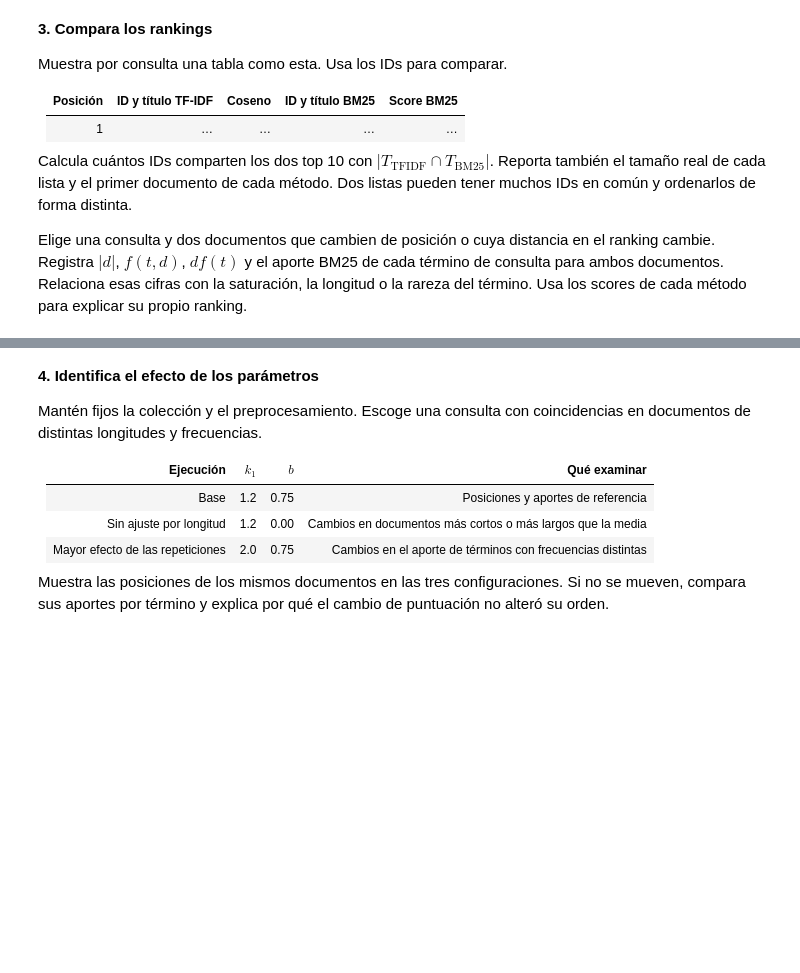
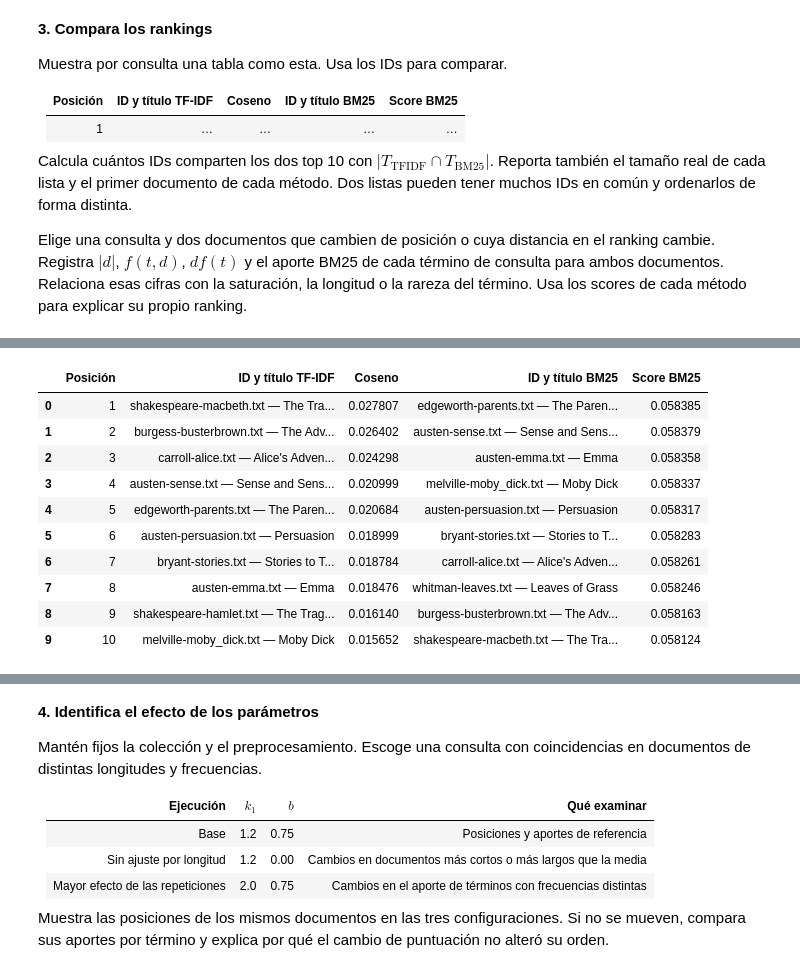
Before and after one commit to EstefanoCondoy/CondoyEstefano_IR_2026B, a Jupyter notebook: Deberes/04_bm25_Condoy_Estéfano.ipynb, the cells around one changed output, grey strips where cells are left out. Cells and saved outputs as stored; diff of their text form; code cells hidden in the pictures; blank space fills up the shorter version.

Commit message:
Implementar cambios en el código para mejorar la funcionalidad y el rendimiento.

```diff
--- a/Deberes/04_bm25_Condoy_Estéfano.ipynb
+++ b/Deberes/04_bm25_Condoy_Estéfano.ipynb
@@ -232,3 +232,81 @@ Muestra por consulta una tabla como esta. Usa los IDs para comparar.
 Calcula cuántos IDs comparten los dos top 10 con $|T_{\mathrm{TFIDF}}\cap T_{\mathrm{BM25}}|$. Reporta también el tamaño real de cada lista y el primer documento de cada método. Dos listas pueden tener muchos IDs en común y ordenarlos de forma distinta.
 
 Elige una consulta y dos documentos que cambien de posición o cuya distancia en el ranking cambie. Registra $|d|$, $f(t,d)$, $df(t)$ y el aporte BM25 de cada término de consulta para ambos documentos. Relaciona esas cifras con la saturación, la longitud o la rareza del término. Usa los scores de cada método para explicar su propio ranking.
+# %%
+from itertools import zip_longest
+
+# Aquí coloco los dos rankings en una tabla y comparo sus IDs.
+def etiqueta_documento(doc_id):
+    return f"{doc_id} — {titulos[doc_id]}" if doc_id else "—"
+
+columnas_ranking = ["Posición", "ID y título TF-IDF", "Coseno",
+                    "ID y título BM25", "Score BM25"]
+resumen = []
+for consulta in consultas:
+    top_tfidf = rankings_tfidf[consulta]
+    top_bm25 = rankings_bm25[consulta]
+    filas = []
+    for posicion, (resultado_tfidf, resultado_bm25) in enumerate(
+        zip_longest(top_tfidf, top_bm25, fillvalue=(None, None)), start=1
+    ):
+        id_tfidf, coseno = resultado_tfidf
+        id_bm25, score_bm25 = resultado_bm25
+        filas.append([posicion, etiqueta_documento(id_tfidf), coseno,
+                      etiqueta_documento(id_bm25), score_bm25])
+
+    print(f"Consulta: {consulta!r}")
+    with pd.option_context("display.max_colwidth", None):
+        display(pd.DataFrame(filas, columns=columnas_ranking).round(6))
+
+    ids_tfidf = {doc_id for doc_id, _ in top_tfidf}
+    ids_bm25 = {doc_id for doc_id, _ in top_bm25}
+    resumen.append({
+        "Consulta": consulta,
+        "Tamaño TF-IDF": len(top_tfidf),
+        "Tamaño BM25": len(top_bm25),
+        "IDs en común": len(ids_tfidf & ids_bm25),
+        "Primer ID TF-IDF": top_tfidf[0][0] if top_tfidf else "—",
+        "Primer ID BM25": top_bm25[0][0] if top_bm25 else "—",
+    })
+
+print("Resumen de tamaños, coincidencias y primeros resultados")
+display(pd.DataFrame(resumen))
+
+# Aquí elijo dos documentos cuyo orden relativo cambia entre los dos métodos.
+consulta_detalle = "whale ship captain"
+id_persuasion, id_bryant = "austen-persuasion.txt", "bryant-stories.txt"
+ids_detalle = (id_persuasion, id_bryant)
+tokens_detalle = tokens_consultas[consulta_detalle]
+aportes_detalle = aportes_base[consulta_detalle]
+
+detalle = []
+for doc_id in ids_detalle:
+    i = indice_documento[doc_id]
+    for termino in tokens_detalle:
+        detalle.append({
+            "doc_id": doc_id,
+            "Longitud (tokens)": longitudes[i],
+            "Término": termino,
+            "TF en documento": tf_documentos[i][termino],
+            "DF en corpus": df[termino],
+            "IDF BM25": idf_bm25[termino],
+            "Aporte BM25": aportes_detalle[termino][i],
+        })
+
+print(f"Desglose de BM25 para {consulta_detalle!r}")
+display(pd.DataFrame(detalle).round(6))
+
+# Aquí uso los scores de cada método para explicar su propio orden.
+tfidf = dict(rankings_tfidf[consulta_detalle])
+bm25 = dict(rankings_bm25[consulta_detalle])
+print(f"TF-IDF ubica a Persuasion en el puesto 2 ({tfidf[id_persuasion]:.6f}) "
+      f"y a Stories to Tell to Children en el 3 ({tfidf[id_bryant]:.6f}). "
+      "El peso de captain, que aparece 303 veces en Persuasion frente a 2 "
+      "en el otro libro, alinea más su vector con la consulta.")
+print(f"BM25 ubica a Stories to Tell to Children en el puesto 2 ({bm25[id_bryant]:.6f}) "
+      f"y a Persuasion en el 8 ({bm25[id_persuasion]:.6f}). "
+      "Las 303 repeticiones de captain tienen un efecto limitado por la saturación. "
+      "Stories to Tell to Children es más corto y contiene los tres términos. "
+      "Solo whale, que aparece en 6 documentos, le aporta 2.2685 puntos, "
+      "más que el score total de Persuasion.")
+# %% [output]
@@ -234,0 +314,11 @@ Elige una consulta y dos documentos que cambien de posición o cuya distancia en
+|  | Posición | ID y título TF-IDF | Coseno | ID y título BM25 | Score BM25 |
+| 0 | 1 | shakespeare-macbeth.txt — The Tra... | 0.027807 | edgeworth-parents.txt — The Paren... | 0.058385 |
+| 1 | 2 | burgess-busterbrown.txt — The Adv... | 0.026402 | austen-sense.txt — Sense and Sens... | 0.058379 |
+| 2 | 3 | carroll-alice.txt — Alice's Adven... | 0.024298 | austen-emma.txt — Emma | 0.058358 |
+| 3 | 4 | austen-sense.txt — Sense and Sens... | 0.020999 | melville-moby_dick.txt — Moby Dick | 0.058337 |
+| 4 | 5 | edgeworth-parents.txt — The Paren... | 0.020684 | austen-persuasion.txt — Persuasion | 0.058317 |
+| 5 | 6 | austen-persuasion.txt — Persuasion | 0.018999 | bryant-stories.txt — Stories to T... | 0.058283 |
+| 6 | 7 | bryant-stories.txt — Stories to T... | 0.018784 | carroll-alice.txt — Alice's Adven... | 0.058261 |
+| 7 | 8 | austen-emma.txt — Emma | 0.018476 | whitman-leaves.txt — Leaves of Grass | 0.058246 |
+| 8 | 9 | shakespeare-hamlet.txt — The Trag... | 0.016140 | burgess-busterbrown.txt — The Adv... | 0.058163 |
+| 9 | 10 | melville-moby_dick.txt — Moby Dick | 0.015652 | shakespeare-macbeth.txt — The Tra... | 0.058124 |
```
Also changed, not shown: parts of 3 cells of this notebook.
